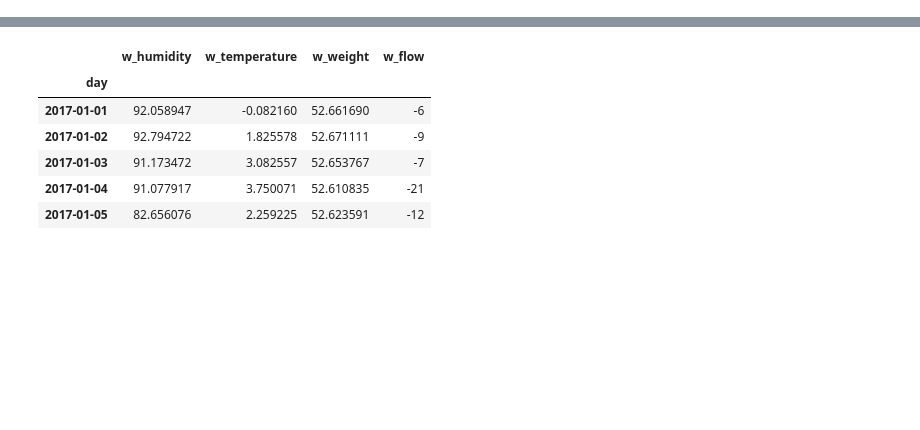
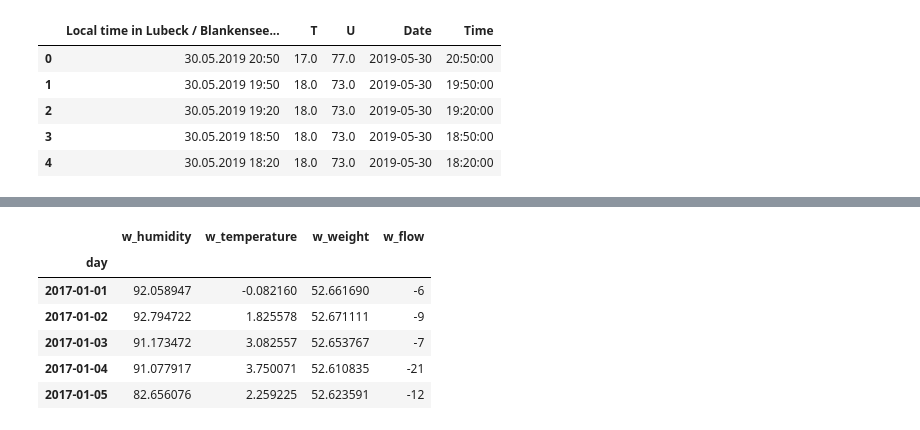
Before and after one commit to crescenzo77/Project_01, a Jupyter notebook: Demo/Bee_Hive_Demo.ipynb, the cells around one changed output, grey strips where cells are left out. Drawn from its saved outputs; the diff is of its cells as text; code cells hidden in the pictures; blank space fills up the shorter version.

```diff
--- a/Demo/Bee_Hive_Demo.ipynb
+++ b/Demo/Bee_Hive_Demo.ipynb
@@ -0,0 +35,8 @@
+# %%
+#create DF with only relevant data
+
+Wurz_T_U_df = Wurz_df[['Local time in Wurzburg', 'T', 'U']]
+Wurz_T_U_df.head()
+
+schwa_T_U_df = schwa_df[['Local time in Lubeck / Blankensee (airport)', 'T', 'U']]
+schwa_T_U_df.head()
@@ -0,0 +50,17 @@
+# %%
+#clean up headers
+
+Wurz_T_U_df['Date'] = pd.to_datetime(Wurz_T_U_df['Local time in Wurzburg']).dt.date
+Wurz_T_U_df['Time'] = pd.to_datetime(Wurz_T_U_df['Local time in Wurzburg']).dt.time
+Wurz_T_U_df.head()
+
+schwa_T_U_df['Date'] = pd.to_datetime(schwa_T_U_df['Local time in Lubeck / Blankensee (airport)']).dt.date
+schwa_T_U_df['Time'] = pd.to_datetime(schwa_T_U_df['Local time in Lubeck / Blankensee (airport)']).dt.time
+schwa_T_U_df.head()
+# %% [output]
+|  | Local time in Lubeck / Blankensee... | T | U | Date | Time |
+| 0 | 30.05.2019 20:50 | 17.0 | 77.0 | 2019-05-30 | 20:50:00 |
+| 1 | 30.05.2019 19:50 | 18.0 | 73.0 | 2019-05-30 | 19:50:00 |
+| 2 | 30.05.2019 19:20 | 18.0 | 73.0 | 2019-05-30 | 19:20:00 |
+| 3 | 30.05.2019 18:50 | 18.0 | 73.0 | 2019-05-30 | 18:50:00 |
+| 4 | 30.05.2019 18:20 | 18.0 | 73.0 | 2019-05-30 | 18:20:00 |
```
Also changed, not shown: parts of 10 cells of this notebook, 8 other files.
